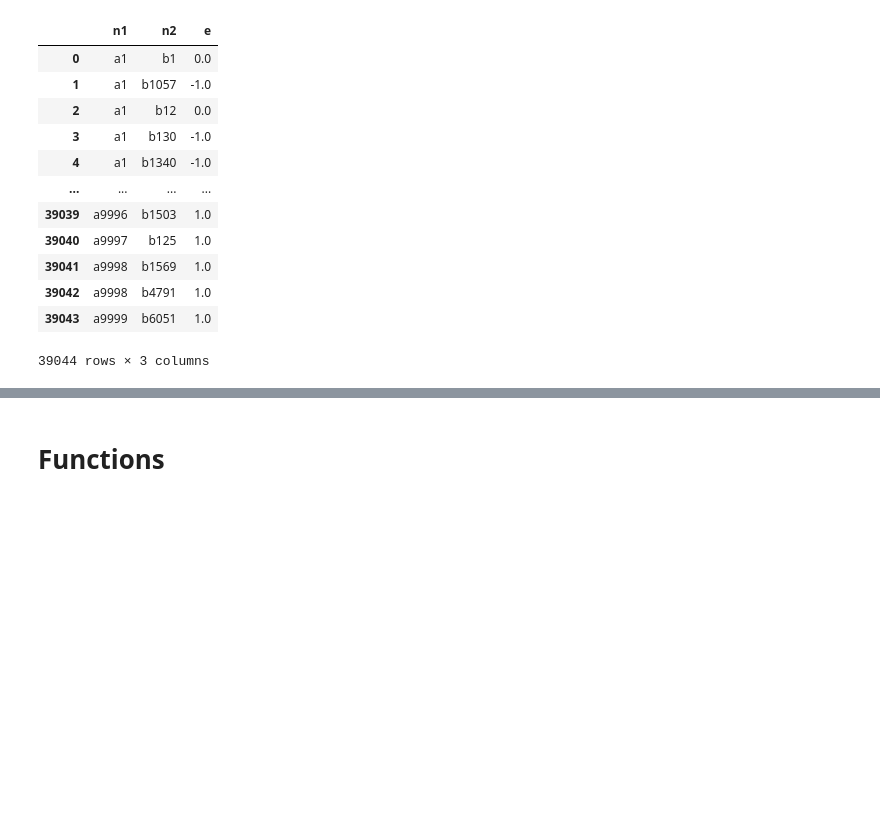
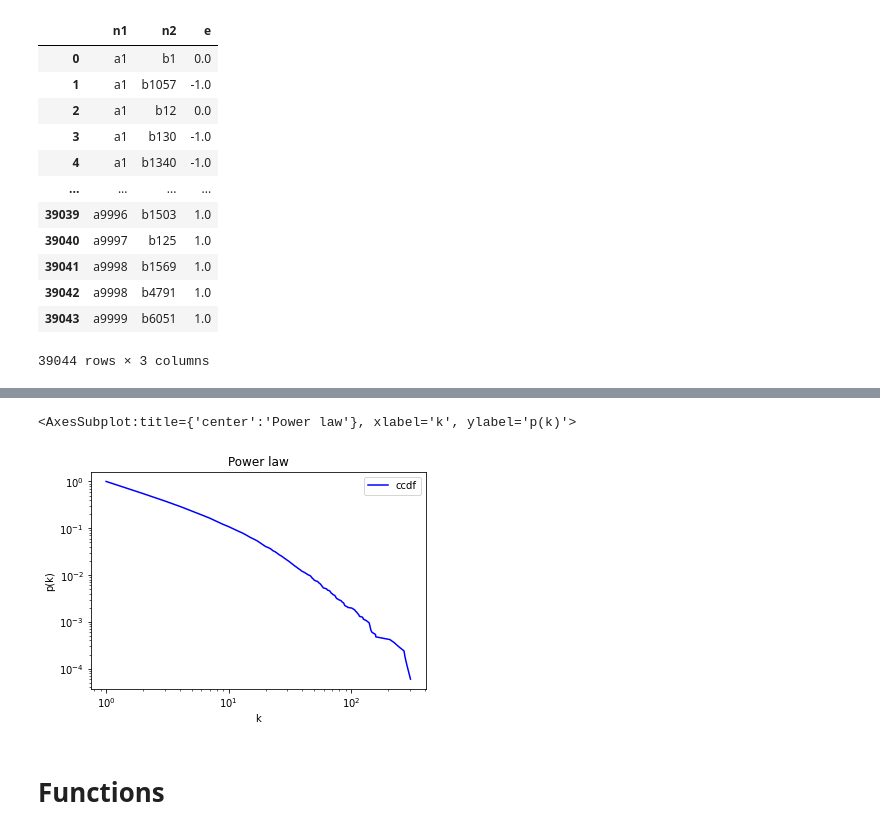
Before and after one commit to rsapeta/Network-Analysis, a Jupyter notebook: Escort/analysis_of_spread.ipynb, the cells around one changed output, grey strips where cells are left out. Drawn from its saved outputs; the diff is of its cells as text; code cells hidden in the pictures; blank space fills up the shorter version.

```diff
--- a/Escort/analysis_of_spread.ipynb
+++ b/Escort/analysis_of_spread.ipynb
@@ -87,3 +140,10 @@ proj_G_b = nx.bipartite.weighted_projected_graph(G, nodes = main_df.n1.unique(),
+# %%
+ccdf["fit"] = (10 ** results.power_law.Kappa) * (ccdf["k"] ** -results.power_law.alpha)
+ax = plt.gca()
+ccdf.plot(kind = "line", x = "k", title = 'Power law', ylabel= 'p(k)', y = "ccdf", color = "blue", loglog= True, ax = ax)
+# %% [output]
+<AxesSubplot:title={'center':'Power law'}, xlabel='k', ylabel='p(k)'>
+[figure, added]
 # %% [markdown]
 # Functions
 # %%
```
Also changed, not shown: parts of 7 cells of this notebook.
